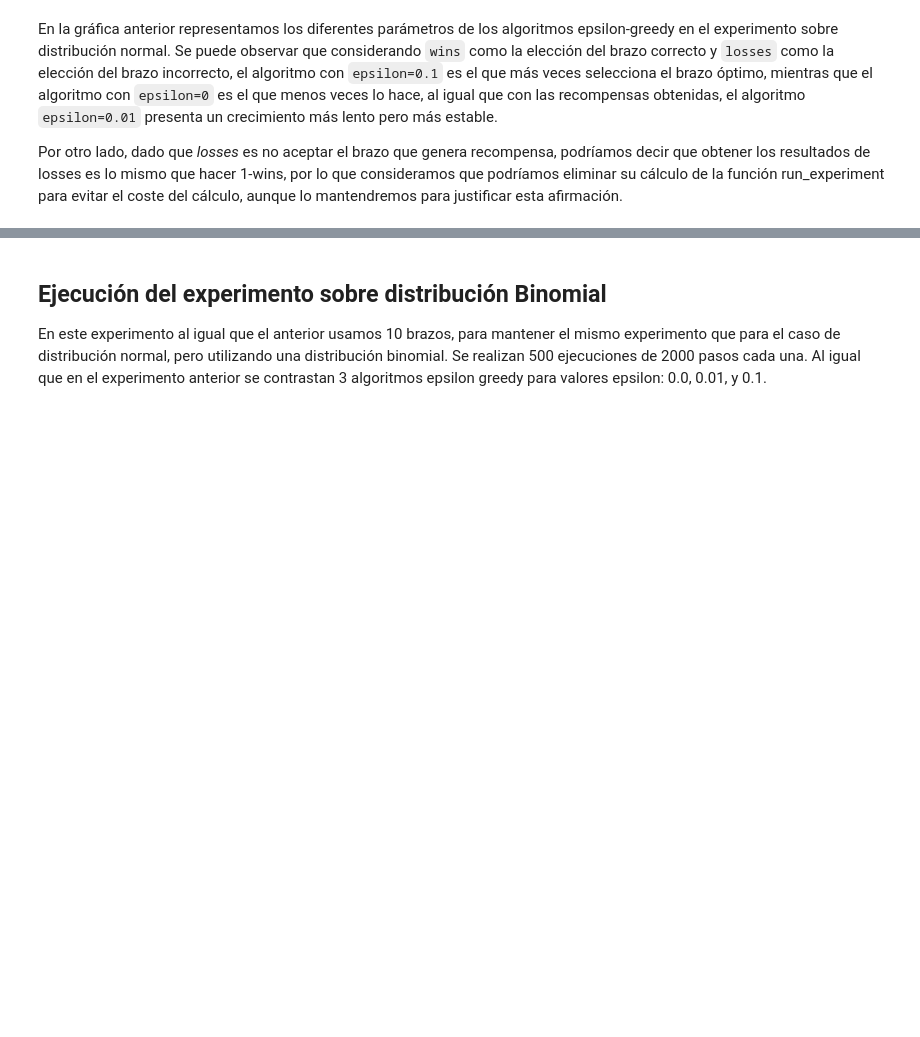
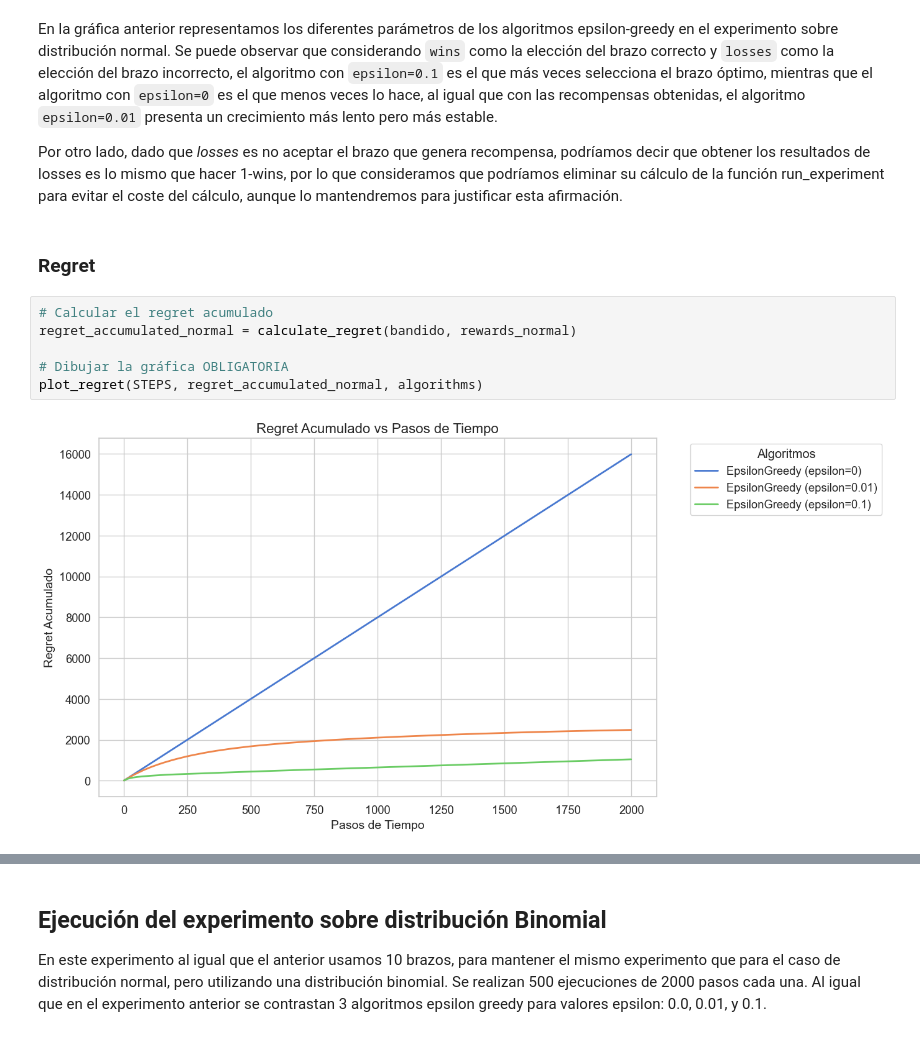
Before and after one commit to kikaymusic/EscuderoRodriguezSanchez, a Jupyter notebook: k_brazos/bandido_epsilon_greedy.ipynb, the cells around one changed output, grey strips where cells are left out. Cells and saved outputs as stored; diff of their text form; blank space fills up the shorter version.

Commit message:
feat: añadido regret para epsilon-greedy

```diff
--- a/k_brazos/bandido_epsilon_greedy.ipynb
+++ b/k_brazos/bandido_epsilon_greedy.ipynb
@@ -153,3 +154,13 @@ plot_arm_statistics(arm_stats_normal, algorithms)
 En la gráfica anterior representamos los diferentes parámetros de los algoritmos epsilon-greedy en el experimento sobre distribución normal. Se puede observar que considerando `wins` como la elección del brazo correcto y `losses` como la elección del brazo incorrecto, el algoritmo con `epsilon=0.1` es el que más veces selecciona el brazo óptimo, mientras que el algoritmo con `epsilon=0` es el que menos veces lo hace, al igual que con las recompensas obtenidas, el algoritmo `epsilon=0.01` presenta un crecimiento más lento pero más estable.
 
 Por otro lado, dado que *losses* es no aceptar el brazo que genera recompensa, podríamos decir que obtener los resultados de losses es lo mismo que hacer 1-wins, por lo que consideramos que podríamos eliminar su cálculo de la función run_experiment para evitar el coste del cálculo, aunque lo mantendremos para justificar esta afirmación.
+# %% [markdown]
+### Regret
+# %%
+# Calcular el regret acumulado
+regret_accumulated_normal = calculate_regret(bandido, rewards_normal)
+
+# Dibujar la gráfica OBLIGATORIA
+plot_regret(STEPS, regret_accumulated_normal, algorithms)
+# %% [output]
+[figure, added]
```
Also changed, not shown: parts of 9 cells of this notebook.
